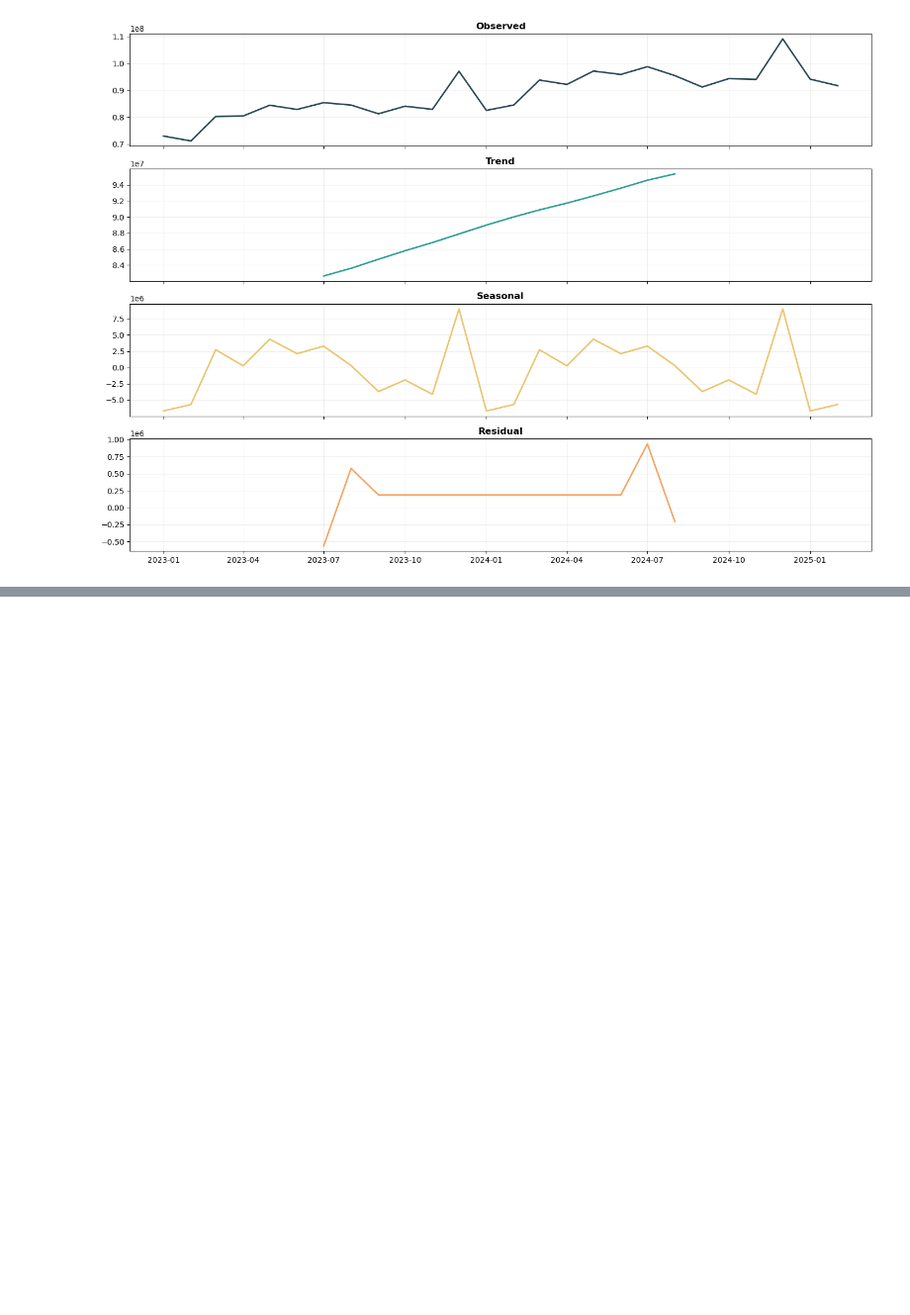
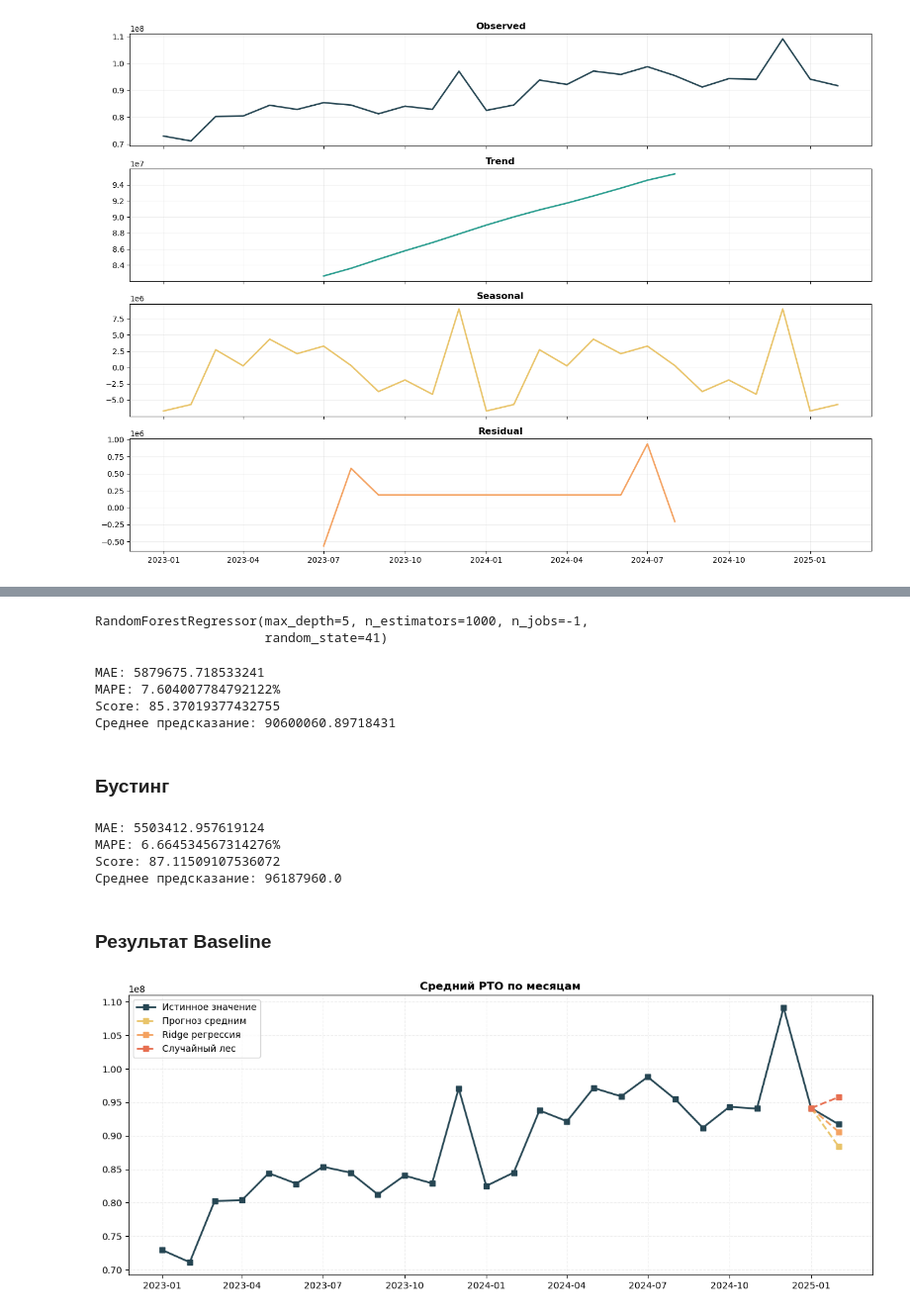
Before and after one commit to kmvitik/smadimo_gp_5_deep_learning, a Jupyter notebook: tabular_data/eda.ipynb, the cells around one changed output, grey strips where cells are left out. Shown at 99% size. Saved outputs shown, nothing was run; the diff lists cells and outputs as text; code cells hidden in the pictures; blank space fills up the shorter version.

Commit message:
added baseline models and quality check

```diff
--- a/tabular_data/eda.ipynb
+++ b/tabular_data/eda.ipynb
@@ -322,0 +430,13 @@ plt.tight_layout()
+# %%
+X_train = np.hstack([X_train_scaled, X_train_cat])
+X_test = np.hstack([X_test_scaled, X_test_cat])
+# %%
+ridge_model = Ridge()
+ridge_model.fit(X_train_scaled, y_train)
+y_pred_ridge = ridge_model.predict(X_test_scaled)
+mape_ridge, score_ridge = get_score(y_test, y_pred_ridge)
+ridge_avg_res = y_pred_ridge.mean()
+print(f'MAE: {mean_absolute_error(y_test, y_pred_ridge):.2f}')
+print(f'MAPE: {mape_ridge:.2f}%')
+print(f'Score: {score_ridge:.2f}')
+print(f'Среднее предсказание: {ridge_avg_res:.2f}')
@@ -322,0 +452,26 @@ plt.tight_layout()
+# %%
+rf_model = RandomForestRegressor(
+    n_estimators=1000,
+    max_depth=5,
+    random_state=41,
+    n_jobs=-1
+)
+rf_model.fit(X_train, y_train)
+# %% [output]
+RandomForestRegressor(max_depth=5, n_estimators=1000, n_jobs=-1,
+                      random_state=41)
+# %%
+y_pred_rf = rf_model.predict(X_test)
+mape_rf, score_rf = get_score(y_test, y_pred_rf)
+rf_avg_res = y_pred_rf.mean()
+print(f'MAE: {mean_absolute_error(y_test, y_pred_rf)}')
+print(f'MAPE: {mape_rf}%')
+print(f'Score: {score_rf}')
+print(f'Среднее предсказание: {ridge_avg_res}')
+# %% [output]
+MAE: 5879675.718533241
+MAPE: 7.604007784792122%
+Score: 85.37019377432755
+Среднее предсказание: 90600060.89718431
+# %% [markdown]
+### Бустинг
@@ -322,0 +480,31 @@ plt.tight_layout()
+# %%
+bst = XGBRegressor(n_estimators=1000, max_depth=10, learning_rate=0.1, objective='reg:squarederror')
+bst.fit(X_train, y_train)
+y_pred_bst = bst.predict(X_test)
+mape_bst, score_bst = get_score(y_test, y_pred_bst)
+bst_avg_res = y_pred_bst.mean()
+print(f'MAE: {mean_absolute_error(y_test, y_pred_bst)}')
+print(f'MAPE: {mape_bst}%')
+print(f'Score: {score_bst}')
+print(f'Среднее предсказание: {bst_avg_res}')
+# %% [output]
+MAE: 5503412.957619124
+MAPE: 6.664534567314276%
+Score: 87.11509107536072
+Среднее предсказание: 96187960.0
+# %% [markdown]
+### Результат Baseline
+# %%
+fig, ax = plt.subplots(figsize=(12, 5))
+
+jan_val = df_groupped["rto"].values[-2]
+ax.plot(df_groupped["date"], df_groupped["rto"], label="Истинное значение", color=palette[0], linewidth=2, marker="s")
+ax.plot(test_interval, [jan_val, baseline_avg_res], linewidth=2, color=palette[2], linestyle="--", marker="s", label="Прогноз средним")
+ax.plot(test_interval, [jan_val, ridge_avg_res], linewidth=2, color=palette[3], linestyle="--", marker="s", label="Ridge регрессия")
+ax.plot(test_interval, [jan_val, rf_avg_res], linewidth=2, color=palette[4], linestyle="--", marker="s", label="Случайный лес")
+ax.legend()
+ax.grid(linestyle="--", alpha=0.2)
+ax.set_title("Средний РТО по месяцам", weight="bold")
+plt.tight_layout()
+# %% [output]
+[figure, added]
```
Also changed, not shown: parts of 29 cells of this notebook.
